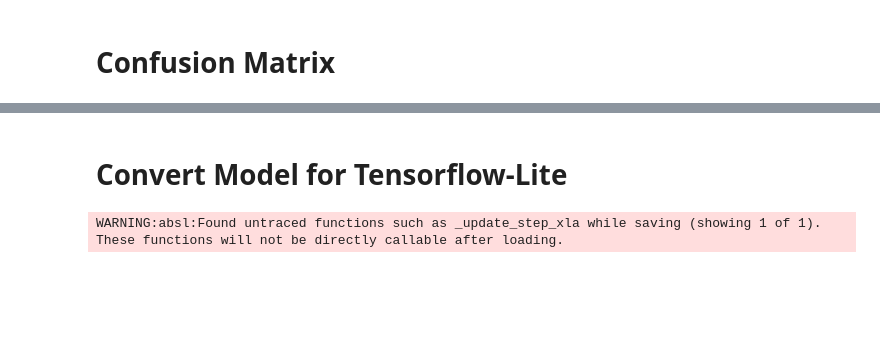
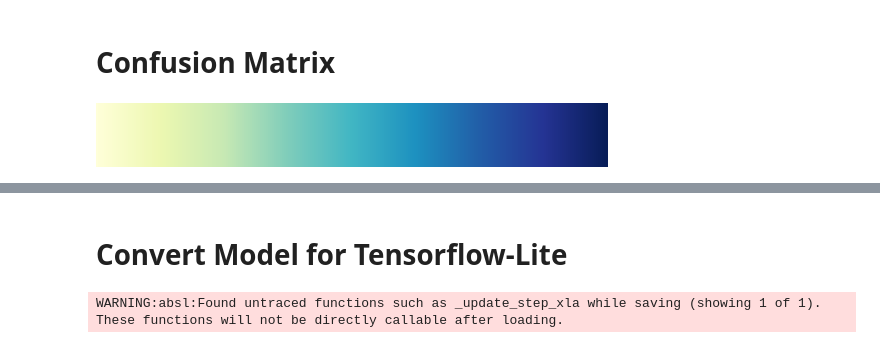
Before and after one commit to Luis-Urso/Python, a Jupyter notebook: TCC USP-ESALQ/SLI Trainer v2.ipynb, the cells around one changed output, grey strips where cells are left out. Drawn from its saved outputs; the diff is of its cells as text; code cells hidden in the pictures; blank space fills up the shorter version.

```diff
--- a/TCC USP-ESALQ/SLI Trainer v2.ipynb
+++ b/TCC USP-ESALQ/SLI Trainer v2.ipynb
@@ -200,3 +249,7 @@ Predicted:  24
 # %% [markdown]
 # Confusion Matrix
+# %%
+sns.color_palette("YlGnBu", as_cmap=True)
+# %% [output]
+[figure, added]
 # %%
```
Also changed, not shown: parts of 17 cells of this notebook, 5 other files.
